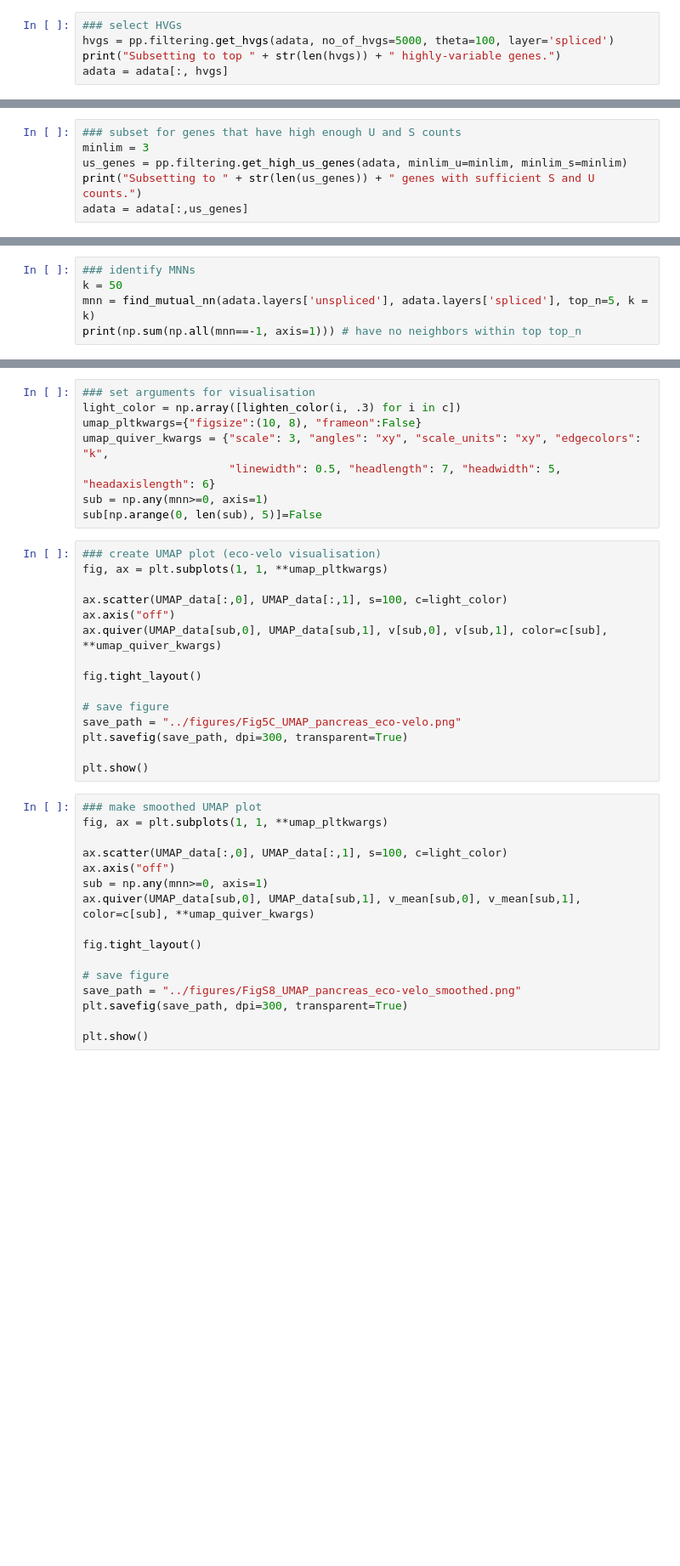
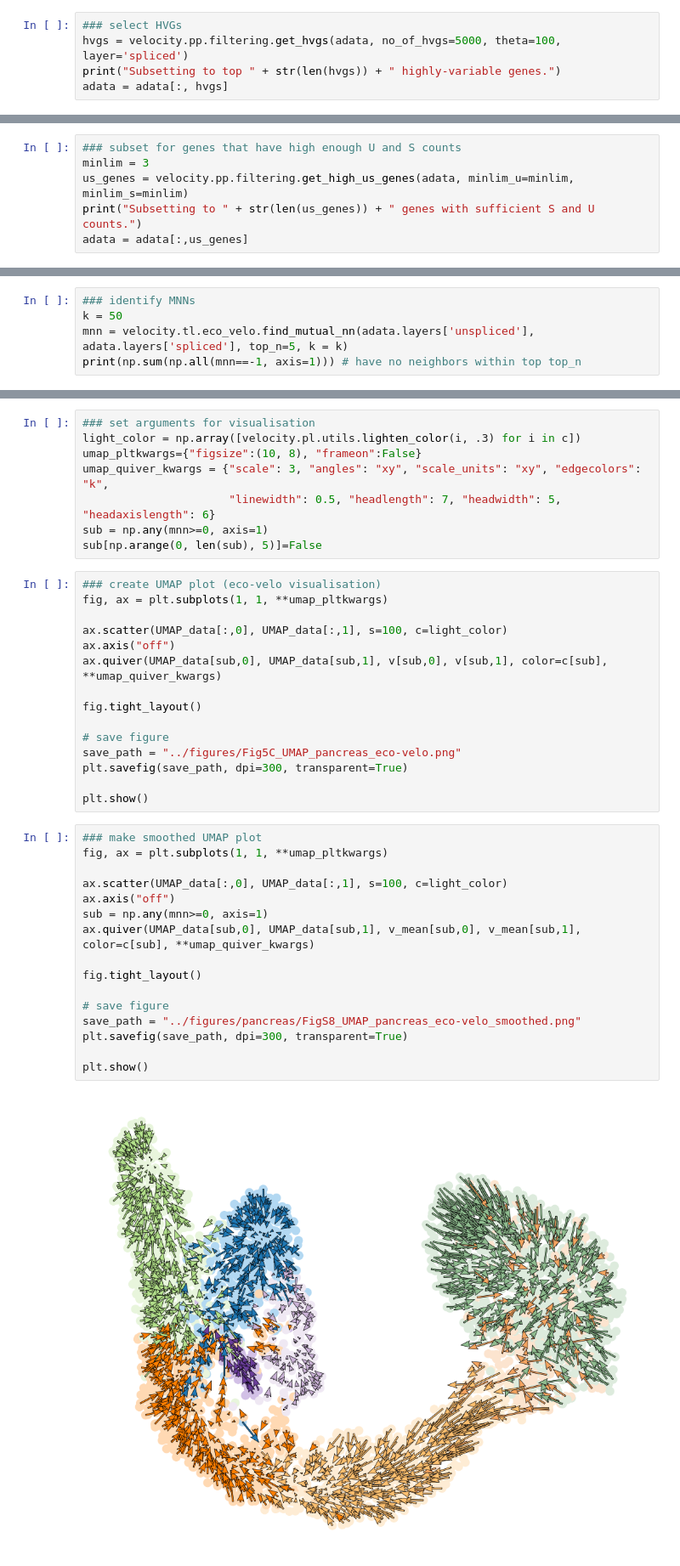
Before and after one commit to bjbouman/cell-state-velocities, a Jupyter notebook: figures_notebooks/pancreas_eco-velo.ipynb, the cells around one changed output, grey strips where cells are left out. Shown at 85% size. Saved outputs shown, nothing was run; the diff lists cells and outputs as text; blank space fills up the shorter version.

Commit message:
compatibility with latest version of velocity package

```diff
--- a/figures_notebooks/pancreas_eco-velo.ipynb
+++ b/figures_notebooks/pancreas_eco-velo.ipynb
@@ -59,6 +59,6 @@ Process the dataset for eco-velo analysis. Please refer to https://doi.org/10.11
 #### (1) HVGs
 # %%
 ### select HVGs
-hvgs = pp.filtering.get_hvgs(adata, no_of_hvgs=5000, theta=100, layer='spliced')
+hvgs = velocity.pp.filtering.get_hvgs(adata, no_of_hvgs=5000, theta=100, layer='spliced')
 print("Subsetting to top " + str(len(hvgs)) + " highly-variable genes.")
 adata = adata[:, hvgs]
@@ -74,6 +76,6 @@ adata = adata[:, [i not in cc_markers for i in adata.var_names]]
 # %%
 ### subset for genes that have high enough U and S counts
 minlim = 3
-us_genes = pp.filtering.get_high_us_genes(adata, minlim_u=minlim, minlim_s=minlim)
+us_genes = velocity.pp.filtering.get_high_us_genes(adata, minlim_u=minlim, minlim_s=minlim)
 print("Subsetting to " + str(len(us_genes)) + " genes with sufficient S and U counts.")
 adata = adata[:,us_genes]
@@ -133,5 +139,5 @@ Note: since we try to find an MNN in the first 50 neighbours, it might be that s
 # %%
 ### identify MNNs
 k = 50
-mnn = find_mutual_nn(adata.layers['unspliced'], adata.layers['spliced'], top_n=5, k = k)
+mnn = velocity.tl.eco_velo.find_mutual_nn(adata.layers['unspliced'], adata.layers['spliced'], top_n=5, k = k)
 print(np.sum(np.all(mnn==-1, axis=1))) # have no neighbors within top top_n
@@ -160,7 +170,7 @@ v = np.array(pos) - UMAP_data
 v_mean = pos_mean - UMAP_data
 # %%
 ### set arguments for visualisation
-light_color = np.array([lighten_color(i, .3) for i in c])
+light_color = np.array([velocity.pl.utils.lighten_color(i, .3) for i in c])
 umap_pltkwargs={"figsize":(10, 8), "frameon":False}
 umap_quiver_kwargs = {"scale": 3, "angles": "xy", "scale_units": "xy", "edgecolors": "k",
                       "linewidth": 0.5, "headlength": 7, "headwidth": 5, "headaxislength": 6}
@@ -184,19 +194,21 @@ plt.show()
 # %%
 ### make smoothed UMAP plot
 fig, ax = plt.subplots(1, 1, **umap_pltkwargs)
 
 ax.scatter(UMAP_data[:,0], UMAP_data[:,1], s=100, c=light_color)
 ax.axis("off")
 sub = np.any(mnn>=0, axis=1)
 ax.quiver(UMAP_data[sub,0], UMAP_data[sub,1], v_mean[sub,0], v_mean[sub,1], color=c[sub], **umap_quiver_kwargs)
 
 fig.tight_layout()
 
 # save figure
-save_path = "../figures/FigS8_UMAP_pancreas_eco-velo_smoothed.png"
+save_path = "../figures/pancreas/FigS8_UMAP_pancreas_eco-velo_smoothed.png"
 plt.savefig(save_path, dpi=300, transparent=True)
 
 plt.show()
+# %% [output]
+[figure, added]
 # %% [markdown]
 ## Supplementary figures
 
```
Also changed, not shown: parts of 11 cells of this notebook, 2 other files.
